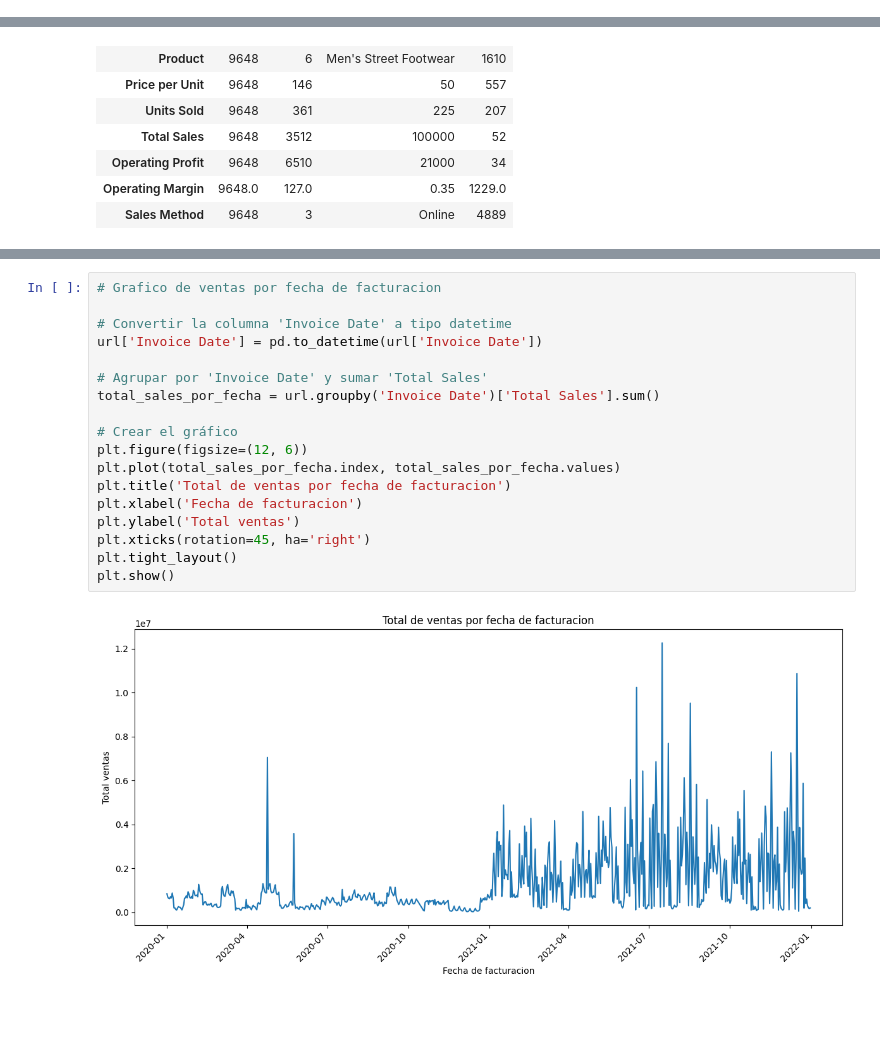
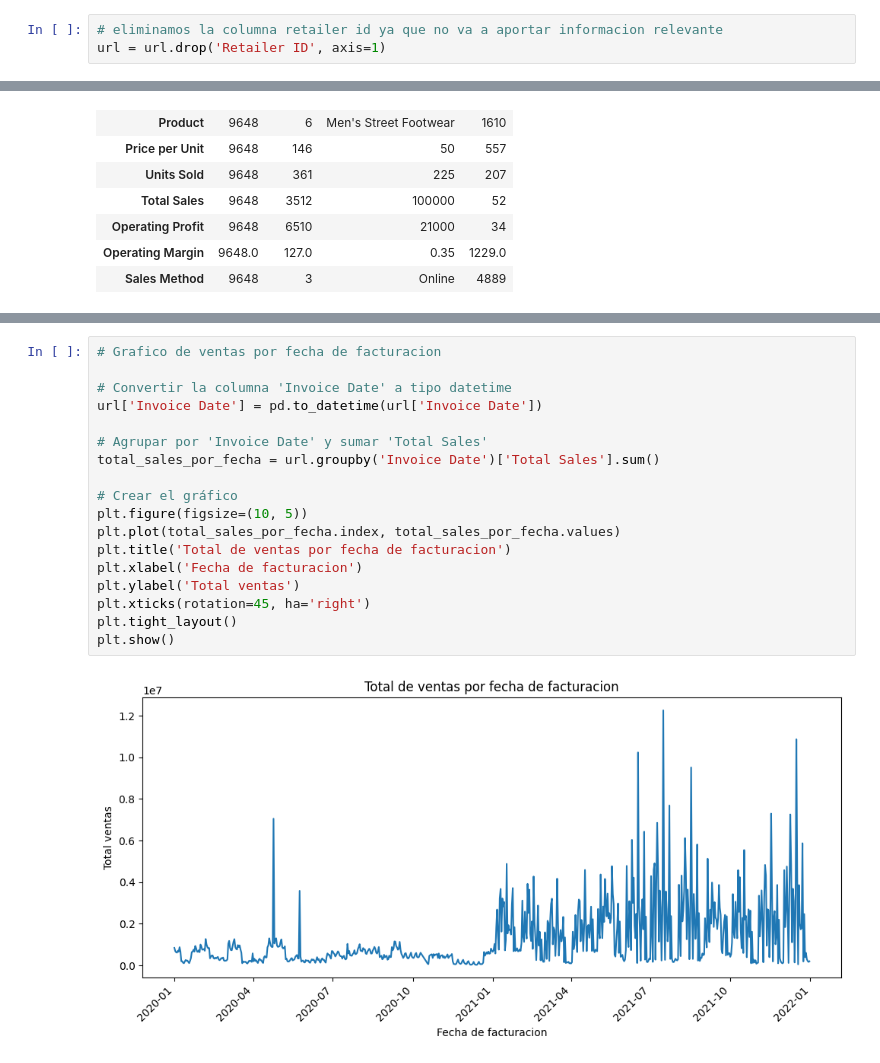
Before and after one commit to Chapa0000/DS2, a Jupyter notebook: PreE_DSII_JRodriguez.ipynb, the cells around one changed output, grey strips where cells are left out. Cells and saved outputs as stored; diff of their text form; blank space fills up the shorter version.

```diff
--- a/PreE_DSII_JRodriguez.ipynb
+++ b/PreE_DSII_JRodriguez.ipynb
@@ -97,3 +133,6 @@ memory usage: 980.0+ KB
+# %%
+# eliminamos la columna retailer id ya que no va a aportar informacion relevante
+url = url.drop('Retailer ID', axis=1)
 # %%
 url.describe().T
 # %% [output]
@@ -148,23 +187,23 @@ plt.show()
 # %%
 # Grafico de ventas por fecha de facturacion
 
 # Convertir la columna 'Invoice Date' a tipo datetime
 url['Invoice Date'] = pd.to_datetime(url['Invoice Date'])
 
 # Agrupar por 'Invoice Date' y sumar 'Total Sales'
 total_sales_por_fecha = url.groupby('Invoice Date')['Total Sales'].sum()
 
 # Crear el gráfico
-plt.figure(figsize=(12, 6))
+plt.figure(figsize=(10, 5))
 plt.plot(total_sales_por_fecha.index, total_sales_por_fecha.values)
 plt.title('Total de ventas por fecha de facturacion')
 plt.xlabel('Fecha de facturacion')
 plt.ylabel('Total ventas')
 plt.xticks(rotation=45, ha='right')
 plt.tight_layout()
 plt.show()
 # %% [output]
-[figure, old version]
+[figure, new version]
 # %%
 # Ventas online de retailer por año
 
```
Also changed, not shown: parts of 12 cells of this notebook.
